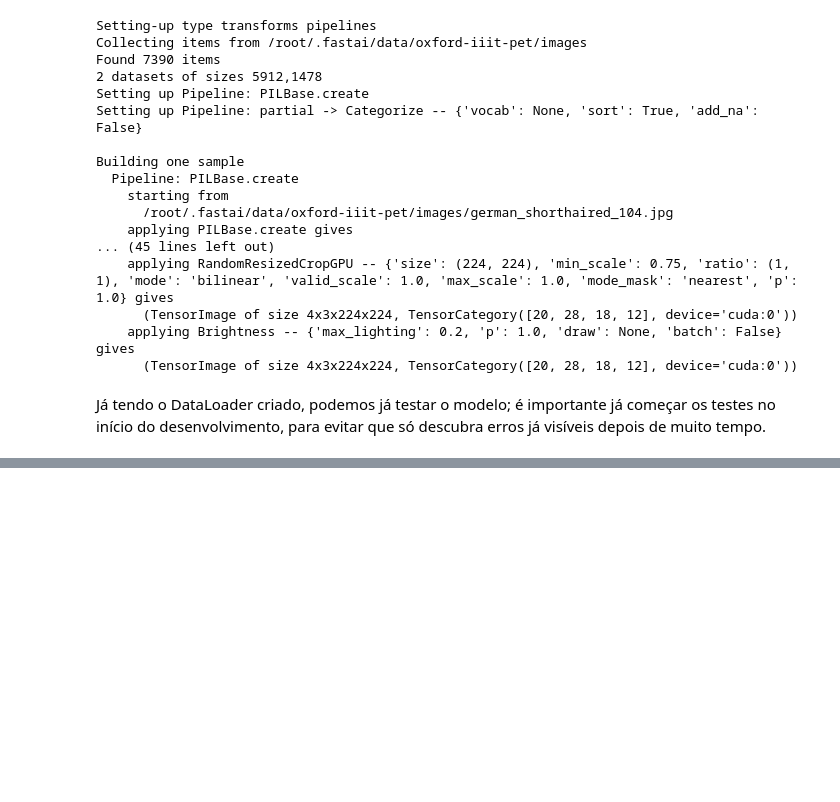
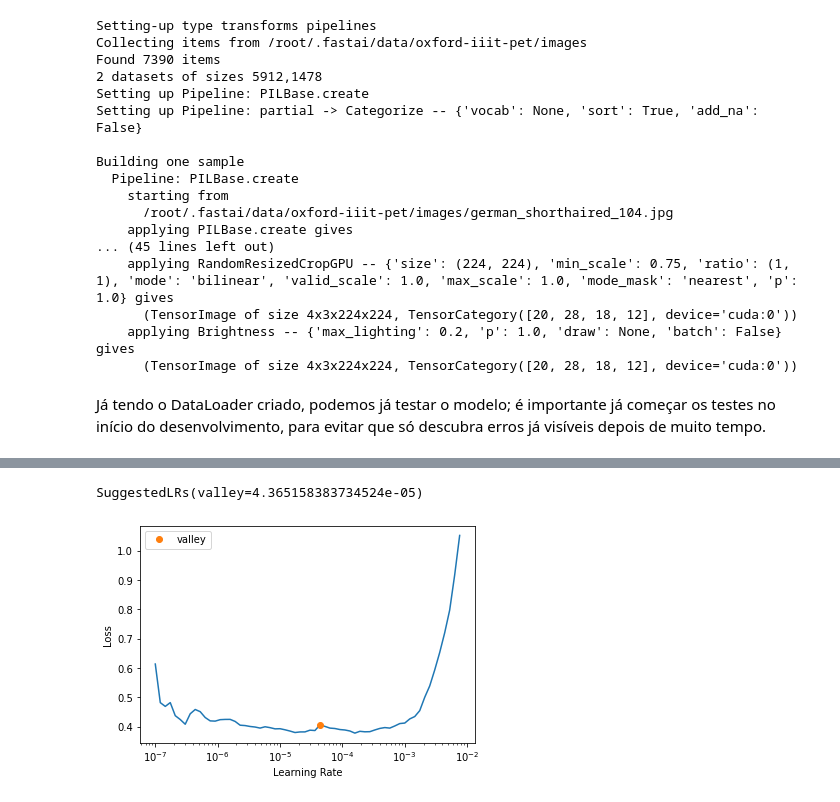
Before and after one commit to pxpc2/aprendizadodemaquina-unb, a Jupyter notebook: imgclassifier.ipynb, the cells around one changed output, grey strips where cells are left out. Drawn from its saved outputs; the diff is of its cells as text; code cells hidden in the pictures; blank space fills up the shorter version.

```diff
--- a/imgclassifier.ipynb
+++ b/imgclassifier.ipynb
@@ -133,0 +154,3 @@ len(preds[0]), preds[0].sum()
+# %%
+learn = vision_learner(dls, resnet34, metrics=error_rate)
+learn.fit_one_cycle(3)
@@ -133,0 +164,3 @@ len(preds[0]), preds[0].sum()
+# %%
+learn.lr_find()
+# %% [output]
@@ -133,0 +168,2 @@ len(preds[0]), preds[0].sum()
+SuggestedLRs(valley=4.365158383734524e-05)
+[figure, added]
```
Also changed, not shown: parts of 24 cells of this notebook.
